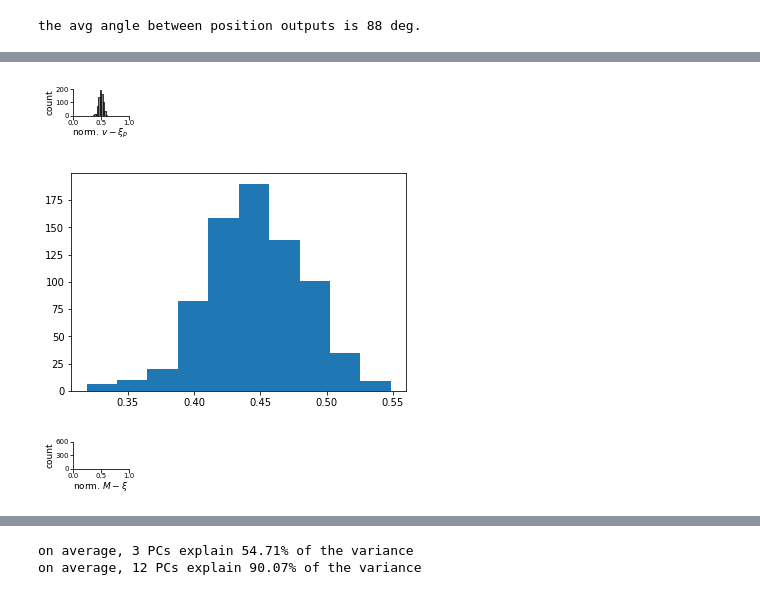
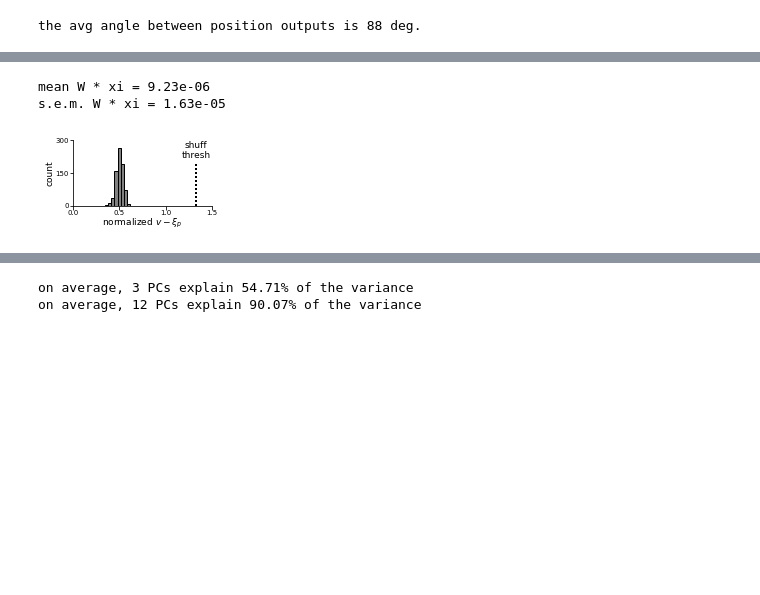
Before and after one commit to ahwillia/rnn_remapping_paper, a Jupyter notebook: fig1_1d2map/make_fig1_rnn.ipynb, the cells around one changed output, grey strips where cells are left out. Cells and saved outputs as stored; diff of their text form; code cells hidden in the pictures; blank space fills up the shorter version.

Commit message:
new fig 2 and supp runn geometry

```diff
--- a/fig1_1d2map/make_fig1_rnn.ipynb
+++ b/fig1_1d2map/make_fig1_rnn.ipynb
@@ -148,27 +237,44 @@ for i, m_id in enumerate(model_IDs):
+# %%
+print(f'mean W * xi = {np.mean(avg_Wxi):.3}')
+print(f's.e.m. W * xi = {stats.sem(avg_Wxi.ravel()):.3}')
+# %% [output]
+mean W * xi = 9.23e-06
+s.e.m. W * xi = 1.63e-05
 # %%
+''' supp fig: true remapping vectors vs. ideal and shuffles '''
 # font sizes
 title_size = 10
 axis_label = 9
 tick_label = 7
 
 # fig params
-f, ax = plt.subplots(1, 1, figsize=(1, 0.5))
-BAR_LW = 0.7
+f, ax = plt.subplots(1, 1, figsize=(2.5, 1.2))
+BAR_LW = 1
+THRESH_LW = 2
 
-ax.hist(d_xi.ravel(), np.linspace(0.0, 1.0, 40),\
+# plot the data
+ax.hist(d_xi.ravel(), np.linspace(0.0, 1.0, 30),\
         color="gray", lw=BAR_LW, edgecolor="k")
-ax.set_xlabel("norm. $v - \\xi_p$", fontsize=axis_label, labelpad=1)
+ax.set_xlabel("normalized $v - \\xi_p$", fontsize=axis_label, labelpad=1)
 ax.spines["top"].set_visible(False)
 ax.spines["right"].set_visible(False)
 
-ax.set_xlim([0, 1.0])
-ax.set_xticks(np.arange(0, 1.1, 0.5))
-ax.set_yticks([0, 100, 200])
+# plot the shuffle thresholds
+shuff_thresh = np.percentile(d_shuff_rotate.ravel(), 2.5)
+ax.vlines(shuff_thresh, 0, 200, linestyles=(200, [1, 1]),
+          lw=THRESH_LW, color='k')
+
+# labels and lims
+ax.set_xlim([0, 1.5])
+ax.set_xticks(np.arange(0, 1.6, 0.5))
+ax.set_yticks([0, 150, 300])
 ax.tick_params(which='major', labelsize=tick_label, pad=0.5)
-ax.spines["left"].set_bounds(0, 200)
+ax.spines["left"].set_bounds(0, 300)
 ax.set_ylabel("count", fontsize=axis_label, labelpad=1)
+ax.text(shuff_thresh, 220, "shuff\nthresh",
+        fontsize=axis_label, horizontalalignment='center')
 
 f.savefig(f'{save_folder}remap_vectors.png', dpi=600, bbox_inches='tight')
 plt.show()
 # %% [output]
-[figure, old version]
+[figure, new version]
@@ -217,32 +280,0 @@ for i, m_id in enumerate(model_IDs):
-# %%
-plt.hist(d_xi_nonlinear.ravel())
-plt.show()
-# %% [output]
-[figure, removed]
-# %%
-# font sizes
-title_size = 10
-axis_label = 9
-tick_label = 7
-
-# fig params
-f, ax = plt.subplots(1, 1, figsize=(1, 0.5))
-BAR_LW = 0.7
-
-ax.hist(d_xi_nonlinear.ravel(), np.linspace(0.0, 1.0, 30),\
-        color="gray", lw=BAR_LW, edgecolor="k")
-ax.set_xlabel("norm. $M - \\xi$", fontsize=axis_label, labelpad=1)
-ax.spines["top"].set_visible(False)
-ax.spines["right"].set_visible(False)
-
-ax.set_xlim([0, 1.0])
-ax.set_xticks(np.arange(0, 1.1, 0.5))
-ax.set_yticks([0, 300, 600])
-ax.tick_params(which='major', labelsize=tick_label, pad=0.5)
-ax.spines["left"].set_bounds(0, 600)
-ax.set_ylabel("count", fontsize=axis_label, labelpad=1)
-
-f.savefig(f'{save_folder}remap_vectors_nonlinear.png', dpi=600, bbox_inches='tight')
-plt.show()
-# %% [output]
-[figure, removed]
```
Also changed, not shown: parts of 15 cells of this notebook, 7 other files.
